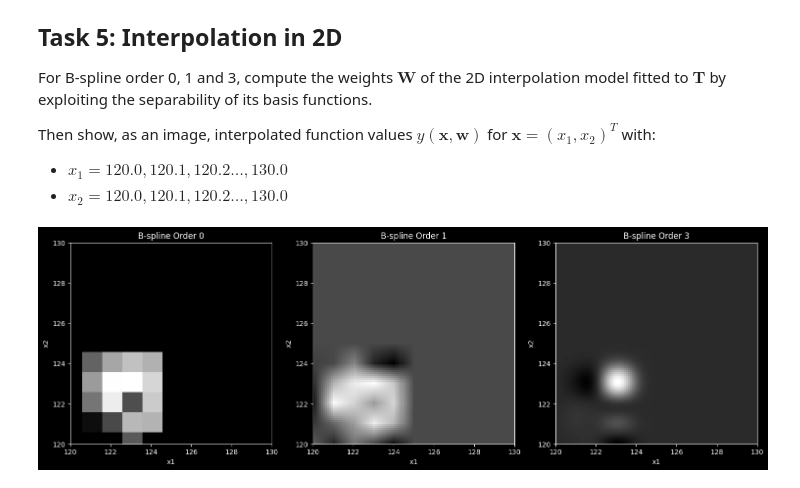
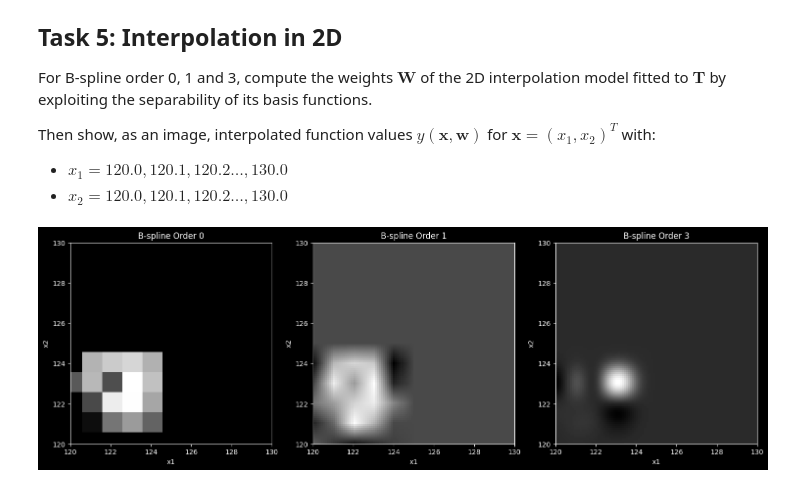
Before and after one commit to aliciags/medical-image-analysis-dtu, a Jupyter notebook: w1/Exercise1_student.ipynb, the cells around one changed output. Cells and saved outputs as stored; diff of their text form; code cells hidden in the pictures.

```diff
--- a/w1/Exercise1_student.ipynb
+++ b/w1/Exercise1_student.ipynb
@@ -619,11 +619,14 @@ Then show, as an image, interpolated function values $y( \mathbf{x}, \mathbf{w})
 - $x_2=120.0, 120.1, 120.2 \ldots, 130.0$
 # %%
 order_list = [0, 1, 3]  # Orders of B-spline to evaluate
-# x_range = np.arange(120.0, 130.1, 0.1)  # Interpolation points from 120.0 to 130.0 with step 0.1
+x_range = np.arange(120.0, 130.1, 0.1)  # Interpolation points from 120.0 to 130.0 with step 0.1
 
 # Prepare for interpolation results
 fig, axs = plt.subplots(1, 3, figsize=(15, 5))
 interpolated_results = []
+
+x_interp_adjusted = x_range - 120
+X_adjusted, Y_adjusted = np.meshgrid(x_interp_adjusted, x_interp_adjusted)
 
 for idx, order in enumerate(order_list):
     # Compute basis functions for both directions
@@ -631,33 +634,32 @@ for idx, order in enumerate(order_list):
     phi2 = b_spline_basis_1d(order, M_dim, N_dim).T  # Shape (N2, M2)
 
     # Compute weights by exploiting separability
     # Row-wise weights
     Phi1_T_Phi1_inv = np.linalg.pinv(phi1.T @ phi1)  # Pseudo-inverse for rows
     W_rows = Phi1_T_Phi1_inv @ (phi1.T @ T)  # Apply row-wise
 
     # Column-wise weights
     Phi2_T_Phi2_inv = np.linalg.pinv(phi2.T @ phi2)  # Pseudo-inverse for columns
     W_cols = Phi2_T_Phi2_inv @ (phi2.T @ W_rows.T)  # Apply column-wise
-    W = W_cols
+    W = W_cols.T
 
     # Interpolation on specified x_range
     # Evaluate the basis functions at the interpolation points
-    x_interp_adjusted = np.arange(120.0, 130.1, 0.1) - 120
     interp_phi1 = np.array([eval_BSpline(x_interp_adjusted - i, order) for i in range(M_dim)]).T  # Shape (len(x_range), M1)
     interp_phi2 = np.array([eval_BSpline(x_interp_adjusted - i, order) for i in range(M_dim)]).T  # Shape (len(x_range), M2)
 
     # Compute interpolated values
     interp_values = interp_phi1 @ W @ interp_phi2.T
 
     # Store and plot the results
     interpolated_results.append(interp_values)
     ax = axs[idx]
     ax.imshow(interp_values, cmap='gray', extent=[120.0, 130.0, 120.0, 130.0], origin='lower')
     ax.set_title(f'B-spline Order {order}')
     ax.set_xlabel('x1')
     ax.set_ylabel('x2')
 
 plt.tight_layout()
 plt.show()
 # %% [output]
-[figure, old version]
+[figure, new version]
```
